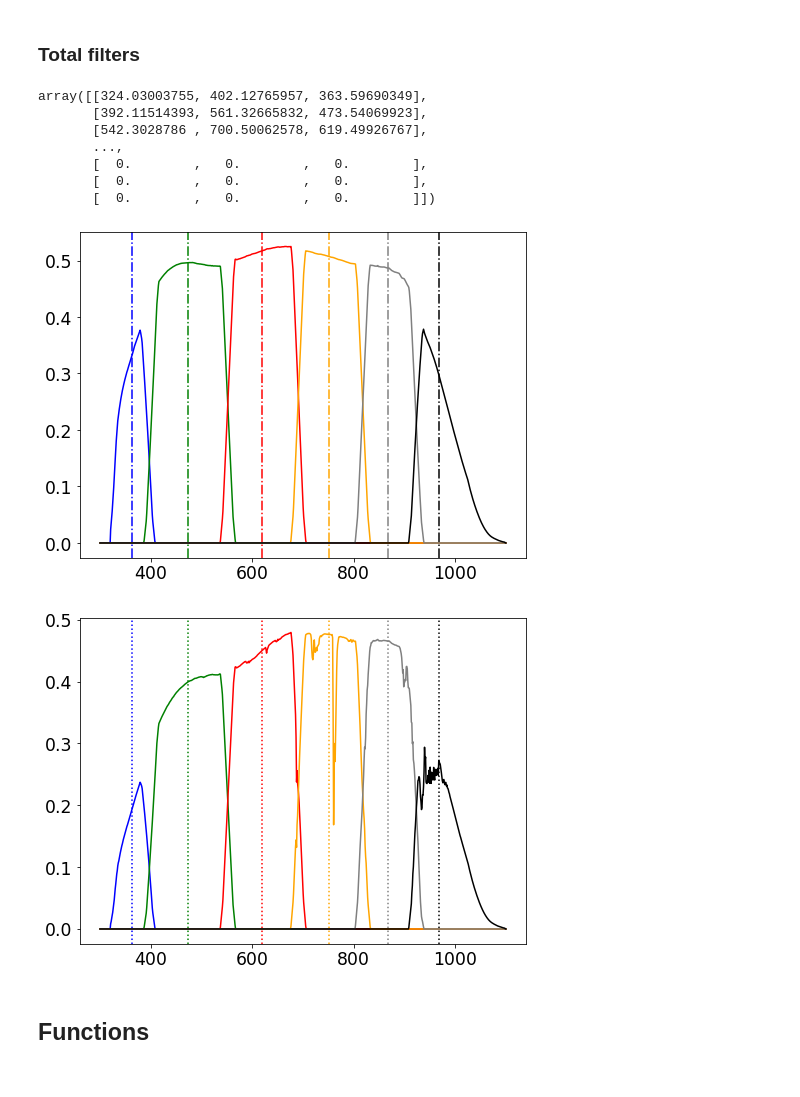
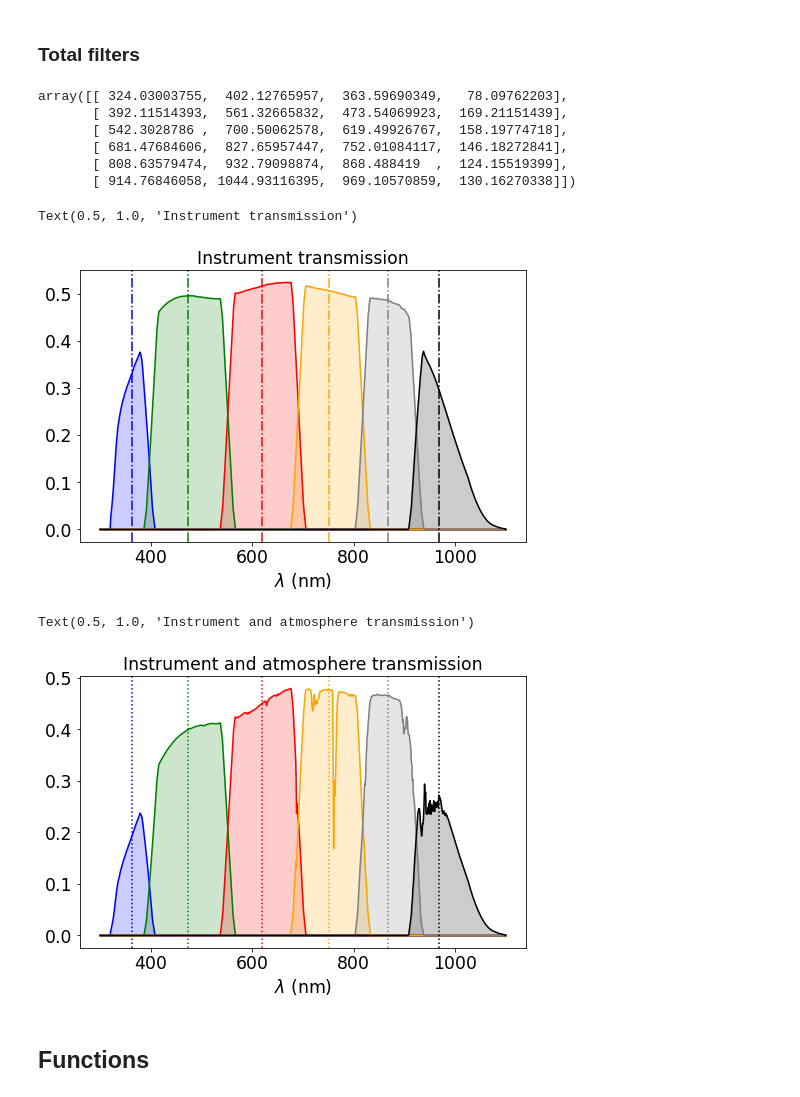
Before and after one commit to sylvielsstfr/PhotomCorrWithFGCM, a Jupyter notebook: notebooks/PCCorrectionFGCM/PCCorrColorFGCM.ipynb, the cells around one changed output. Saved outputs shown, nothing was run; the diff lists cells and outputs as text; code cells hidden in the pictures.

```diff
--- a/notebooks/PCCorrectionFGCM/PCCorrColorFGCM.ipynb
+++ b/notebooks/PCCorrectionFGCM/PCCorrColorFGCM.ipynb
@@ -92,7 +95,7 @@ df_std["atm"] = atm_std
 # %% [markdown]
 ### Total filters
 # %%
-FILTERWL = np.zeros((NWLBIN,3))
+FILTERWL = np.zeros((NFILT,4))
 for index,filename in enumerate(filter_filenames):
     fullfilename=os.path.join(path_throughput,filename)
     arr= np.loadtxt(fullfilename)
@@ -104,35 +107,49 @@ for index,filename in enumerate(filter_filenames):
     df_std[tag1]= throughput1
     df_std[tag2]= throughput2
     indexes=np.where(throughput2>0.05)[0]
+    #left border of filter
     FILTERWL[index,0]=WL[indexes.min()]
+    # right border of the filter
     FILTERWL[index,1]=WL[indexes.max()]
+    # width of the filter
+    FILTERWL[index,3]=WL[indexes.max()]-WL[indexes.min()]
+    #lambda_b
     lambdab=np.trapz(throughput2,WL)/np.trapz(throughput2/WL,WL)
     FILTERWL[index,2]=lambdab
-# %%
-FILTERWL
-# %% [output]
-array([[324.03003755, 402.12765957, 363.59690349],
-       [392.11514393, 561.32665832, 473.54069923],
-       [542.3028786 , 700.50062578, 619.49926767],
-       ...,
-       [  0.        ,   0.        ,   0.        ],
-       [  0.        ,   0.        ,   0.        ],
-       [  0.        ,   0.        ,   0.        ]])
+# %%
+FILTERWL
+# %% [output]
+array([[ 324.03003755,  402.12765957,  363.59690349,   78.09762203],
+       [ 392.11514393,  561.32665832,  473.54069923,  169.21151439],
+       [ 542.3028786 ,  700.50062578,  619.49926767,  158.19774718],
+       [ 681.47684606,  827.65957447,  752.01084117,  146.18272841],
+       [ 808.63579474,  932.79098874,  868.488419  ,  124.15519399],
+       [ 914.76846058, 1044.93116395,  969.10570859,  130.16270338]])
 # %%
+fig, axs = plt.subplots(1,1,figsize=(8,5))
 for index in range(NFILT):
     tag="inst_"+filter_tagnames[index]
-    plt.plot(WL,df_std[tag].values,color=filter_color[index])
-    plt.axvline(FILTERWL[index,2],color=filter_color[index],linestyle="-.")
+    axs.plot(WL,df_std[tag].values,color=filter_color[index])
+    axs.fill_between(WL,df_std[tag].values,color=filter_color[index],alpha=0.2)
+    axs.axvline(FILTERWL[index,2],color=filter_color[index],linestyle="-.")
     #plt.axvline(FILTERWL[index,0],color=filter_color[index],linestyle=":")
+axs.set_xlabel("$\\lambda$ (nm)")
+axs.set_title("Instrument transmission")
 # %% [output]
+Text(0.5, 1.0, 'Instrument transmission')
-[figure, old version]
+[figure, new version]
 # %%
+fig, axs = plt.subplots(1,1,figsize=(8,5))
 for index in range(NFILT):
     tag="tot_"+filter_tagnames[index]
-    plt.plot(WL,df_std[tag].values,color=filter_color[index])
-    plt.axvline(FILTERWL[index,2],color=filter_color[index],linestyle=":")
+    axs.plot(WL,df_std[tag].values,color=filter_color[index])
+    axs.fill_between(WL,df_std[tag].values,color=filter_color[index],alpha=0.2)
+    axs.axvline(FILTERWL[index,2],color=filter_color[index],linestyle=":")
+axs.set_xlabel("$\\lambda$ (nm)")
+axs.set_title("Instrument and atmosphere transmission")
 # %% [output]
+Text(0.5, 1.0, 'Instrument and atmosphere transmission')
-[figure, old version]
+[figure, new version]
 # %% [markdown]
 ## Functions
 # %%
```
Also changed, not shown: parts of 26 cells of this notebook.
